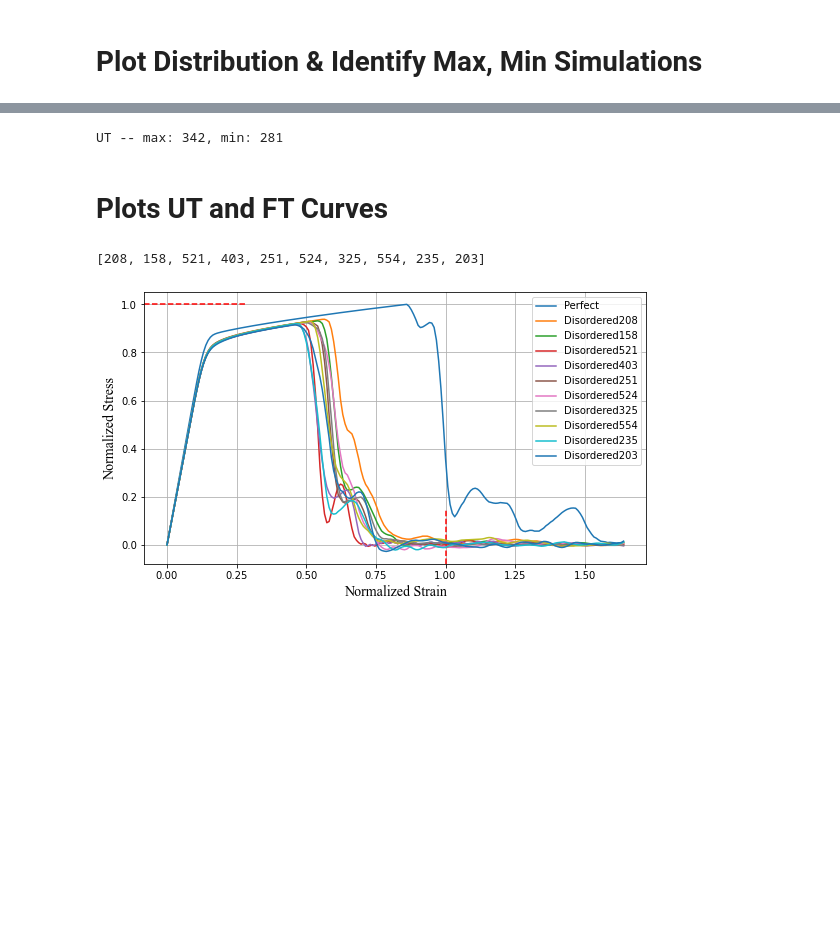
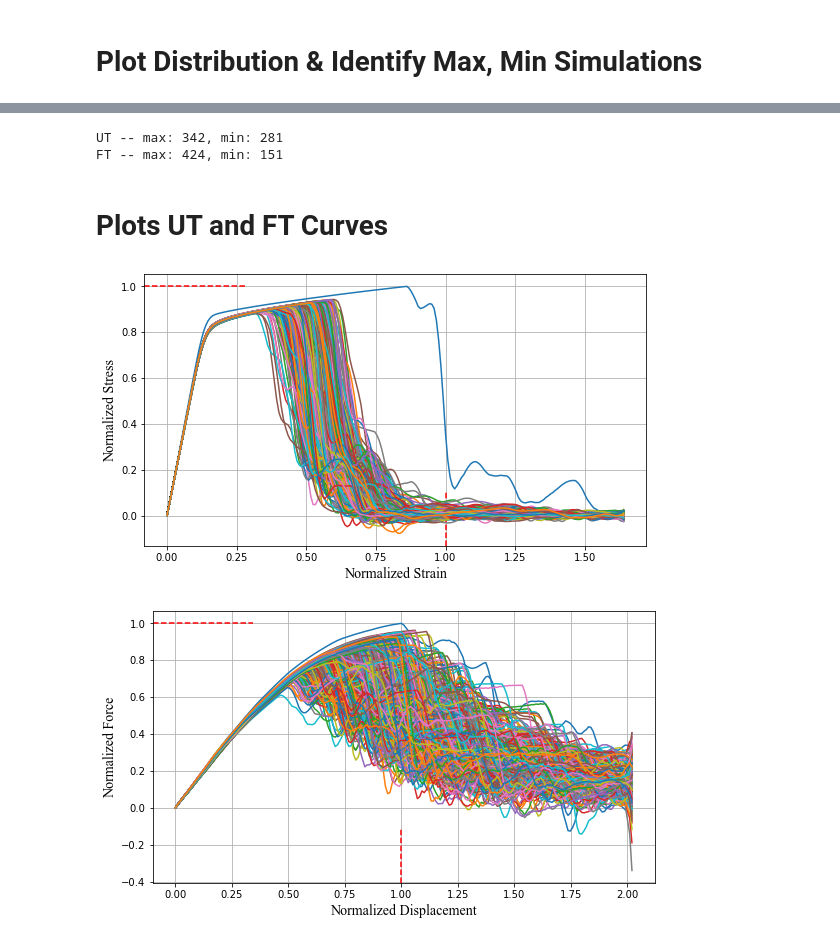
Before and after one commit to niccoforte/NF-PhD-gitRepo, a Jupyter notebook: code/InputsOutputs.ipynb, the cells around one changed output, grey strips where cells are left out. Drawn from its saved outputs; the diff is of its cells as text; code cells hidden in the pictures; blank space fills up the shorter version.

```diff
--- a/code/InputsOutputs.ipynb
+++ b/code/InputsOutputs.ipynb
@@ -26,9 +26,9 @@ pTiHex = pTi + 'hex/'
 # %% [markdown]
 # Load Data
 # %%
-PATH  = pTi
+PATH  = pTiTri
 dis   = 'disNodes'     # disNodes, disStruts
-MODEL = 'ductile'      # ductile, fracture, both
+MODEL = 'both'      # ductile, fracture, both
 
 UT_CSVin  = PATH + f'Ductile-{dis}-IN.csv'
 UT_CSVout = PATH + f'Ductile-{dis}-OUT.csv'
@@ -281,6 +267,7 @@ if MODEL.lower() == "fracture" or MODEL.lower() == "both":
     print(f"FT -- max: {FT_nSim_max}, min: {FT_nSim_min}")
 # %% [output]
 UT -- max: 342, min: 281
+FT -- max: 424, min: 151
 # %% [markdown]
 # Plots UT and FT Curves
 # %%
@@ -307,33 +294,33 @@ def plot_curve(OUT_df, xOUT, mode, idx=None, q=15):
         if q == 'all':
             idxs = idxs
         else:
             idxs = random.sample(idxs, q)
             print(idxs)
 
         for idxx in idxs:
             d = OUT_df.loc[idxx].tolist()[1:]
             ax1.plot(xOUT/xOUT[indx], [i/max(p) for i in d], label=f'Disordered{idxx}')
 
     if mode.lower() == "ut":
         ax1.set_ylabel('Normalized Stress', fontsize=14, fontname="Times New Roman")
         ax1.set_xlabel('Normalized Strain', fontsize=14, fontname="Times New Roman")
     if mode.lower() == "ft":
         ax1.set_ylabel('Normalized Force', fontsize=14, fontname="Times New Roman")
         ax1.set_xlabel('Normalized Displacement', fontsize=14, fontname="Times New Roman")
 
     if idx or q != 'all' and q <= 10:
         ax1.legend()
     ax1.grid()
 
     plt.show()
 
 idx = None
-q   = 10
+q   = "all"
 if MODEL.lower() == "ductile" or MODEL.lower() == "both":
     plot_curve(UT_OUT_df, UT_xOUT, "ut", idx=idx, q=q)
 
 if MODEL.lower() == "fracture" or MODEL.lower() == "both":
     plot_curve(FT_OUT_df, FT_xOUT, "ft", idx=idx, q=q)
 # %% [output]
-[208, 158, 521, 403, 251, 524, 325, 554, 235, 203]
-[figure, old version]
+[figure, new version]
+[figure, added]
```
Also changed, not shown: parts of 2 cells of this notebook, 3 other files.
